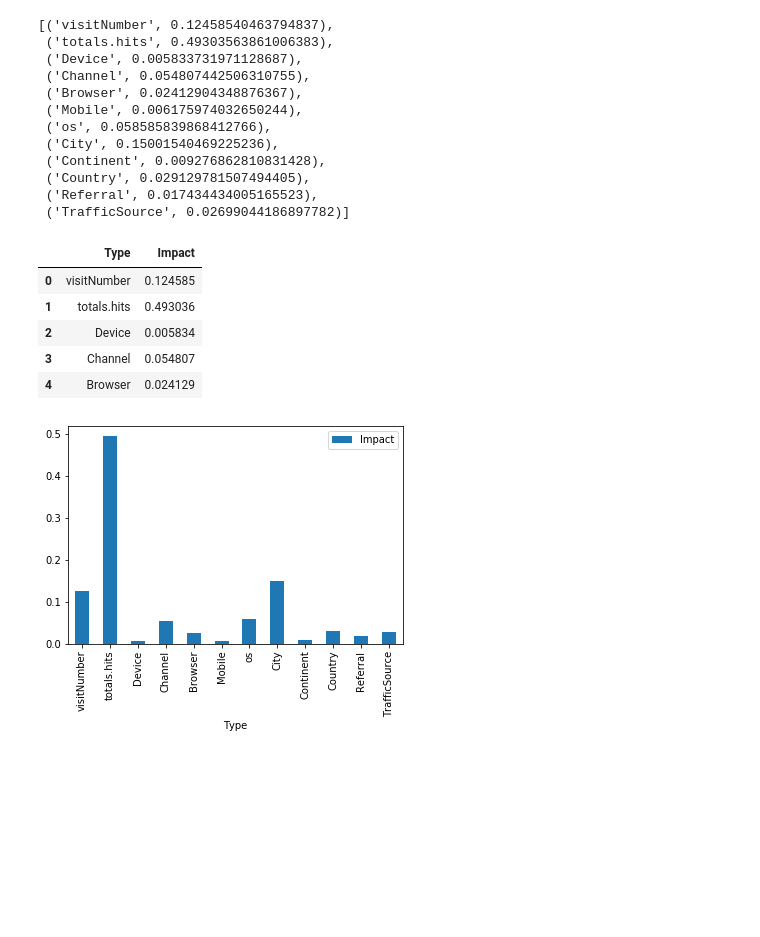
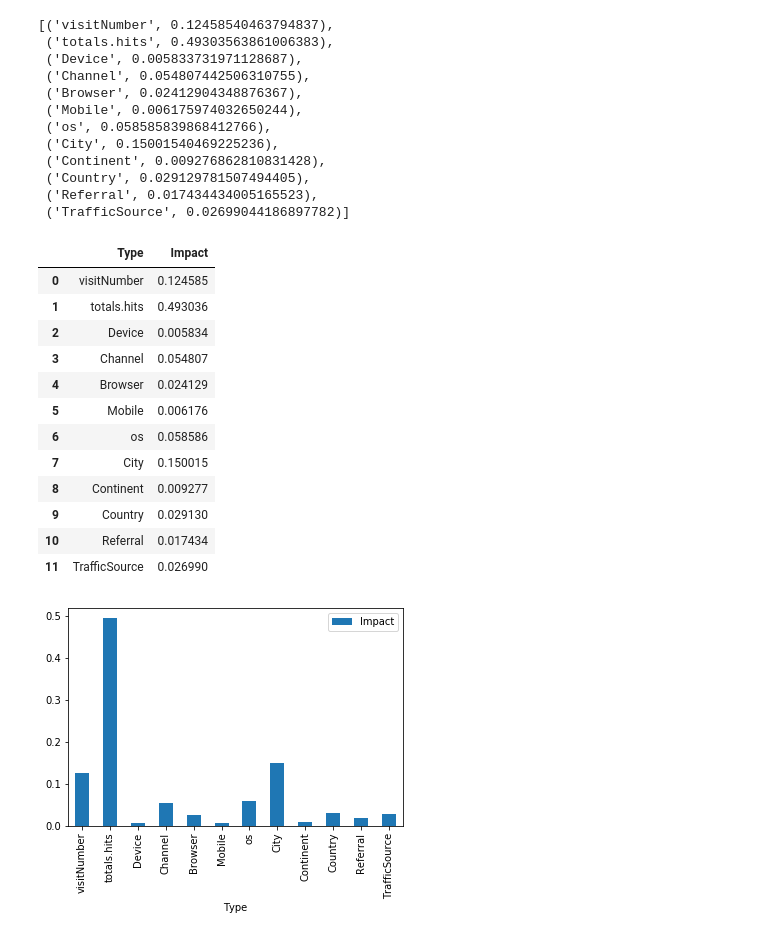
Before and after one commit to gibbyahmad/final_project, a Jupyter notebook: Predictions.ipynb, the cells around one changed output. Cells and saved outputs as stored; diff of their text form; code cells hidden in the pictures; blank space fills up the shorter version.

```diff
--- a/Predictions.ipynb
+++ b/Predictions.ipynb
@@ -283,15 +283,22 @@ list(zip(train[features], clf.feature_importances_))
 # %%
 lst = list(zip(train[features], clf.feature_importances_))
 pltdf = pd.DataFrame(lst, columns=['Type', 'Impact'])
 
-pltdf.head()
+pltdf
 # %% [output]
 |  | Type | Impact |
 | 0 | visitNumber | 0.124585 |
 | 1 | totals.hits | 0.493036 |
 | 2 | Device | 0.005834 |
 | 3 | Channel | 0.054807 |
 | 4 | Browser | 0.024129 |
+| 5 | Mobile | 0.006176 |
+| 6 | os | 0.058586 |
+| 7 | City | 0.150015 |
+| 8 | Continent | 0.009277 |
+| 9 | Country | 0.029130 |
+| 10 | Referral | 0.017434 |
+| 11 | TrafficSource | 0.026990 |
 # %%
 import matplotlib.pyplot as plt
 
```
Also changed, not shown: parts of 1 cell of this notebook.
